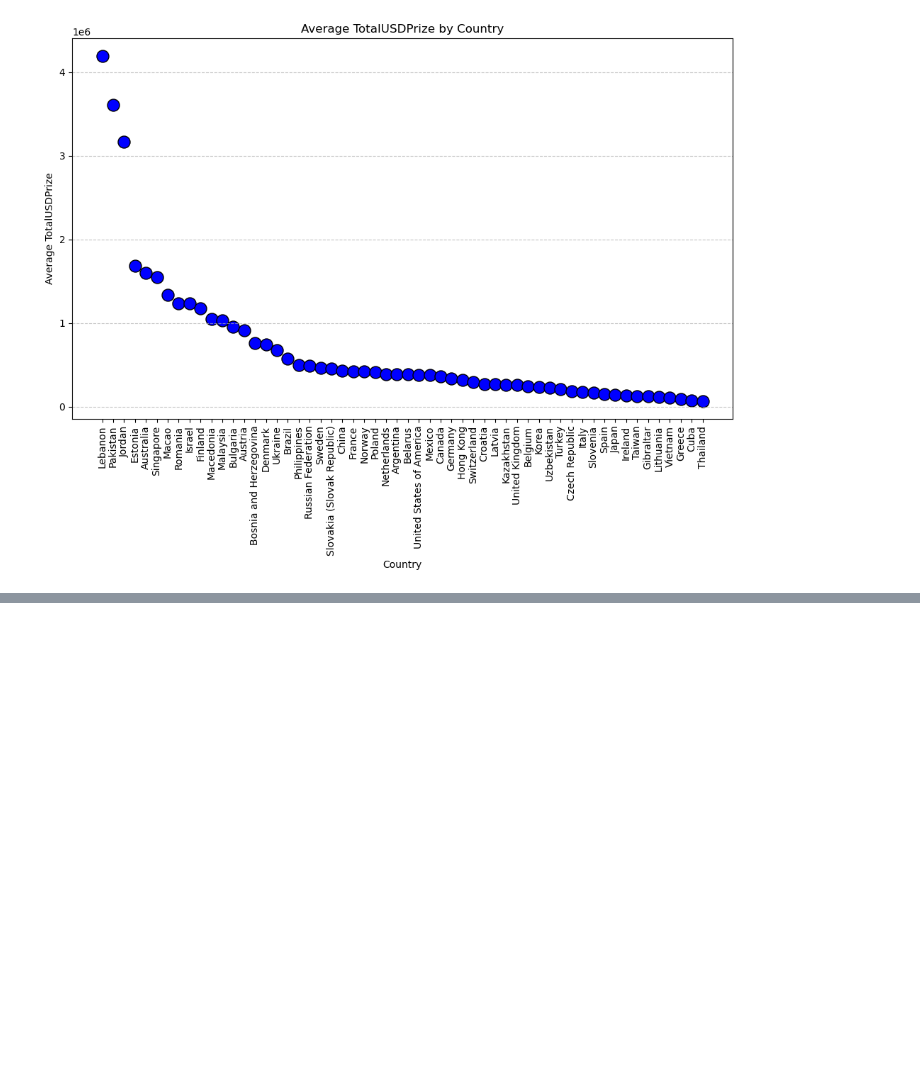
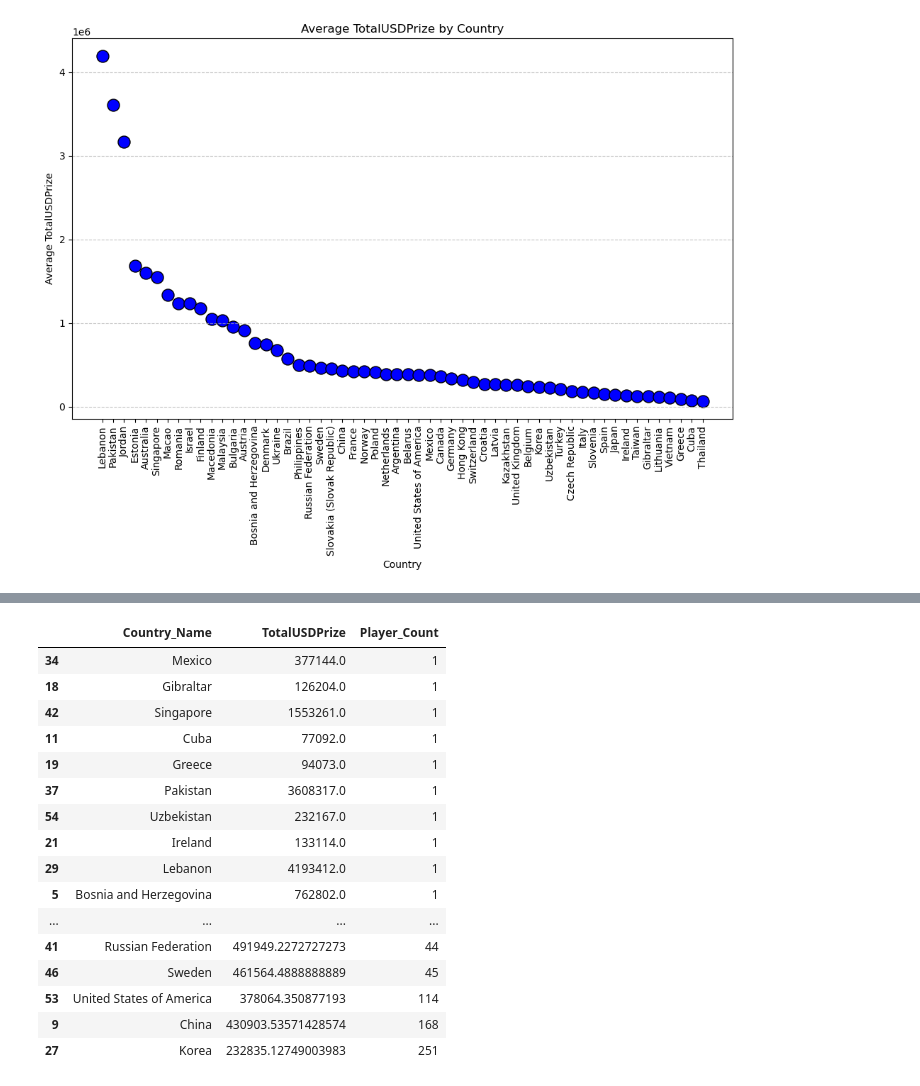
Before and after one commit to Natphipps/ESports-Financial-Analysis, a Jupyter notebook: Jup_File_Aron.ipynb, the cells around one changed output, grey strips where cells are left out. Saved outputs shown, nothing was run; the diff lists cells and outputs as text; code cells hidden in the pictures; blank space fills up the shorter version.

```diff
--- a/Jup_File_Aron.ipynb
+++ b/Jup_File_Aron.ipynb
@@ -361,0 +425,23 @@ plt.show()
+# %%
+#merge player_count with Country
+Player_and_Country_df=pd.concat([average_prize_per_country,df_player_counts_all],axis=1,join='inner').sort_values(by='Player_Count',ascending=True)
+Player_and_Country_df.drop('Country',axis=1,inplace=True)
+Player_and_Country_df
+# %% [output]
+|  | Country_Name | TotalUSDPrize | Player_Count |
+| 34 | Mexico | 377144.0 | 1 |
+| 18 | Gibraltar | 126204.0 | 1 |
+| 42 | Singapore | 1553261.0 | 1 |
+| 11 | Cuba | 77092.0 | 1 |
+| 19 | Greece | 94073.0 | 1 |
+| 37 | Pakistan | 3608317.0 | 1 |
+| 54 | Uzbekistan | 232167.0 | 1 |
+| 21 | Ireland | 133114.0 | 1 |
+| 29 | Lebanon | 4193412.0 | 1 |
+| 5 | Bosnia and Herzegovina | 762802.0 | 1 |
+| ... | ... | ... | ... |
+| 41 | Russian Federation | 491949.2272727273 | 44 |
+| 46 | Sweden | 461564.4888888889 | 45 |
+| 53 | United States of America | 378064.350877193 | 114 |
+| 9 | China | 430903.53571428574 | 168 |
+| 27 | Korea | 232835.12749003983 | 251 |
```
Also changed, not shown: parts of 13 cells of this notebook.
